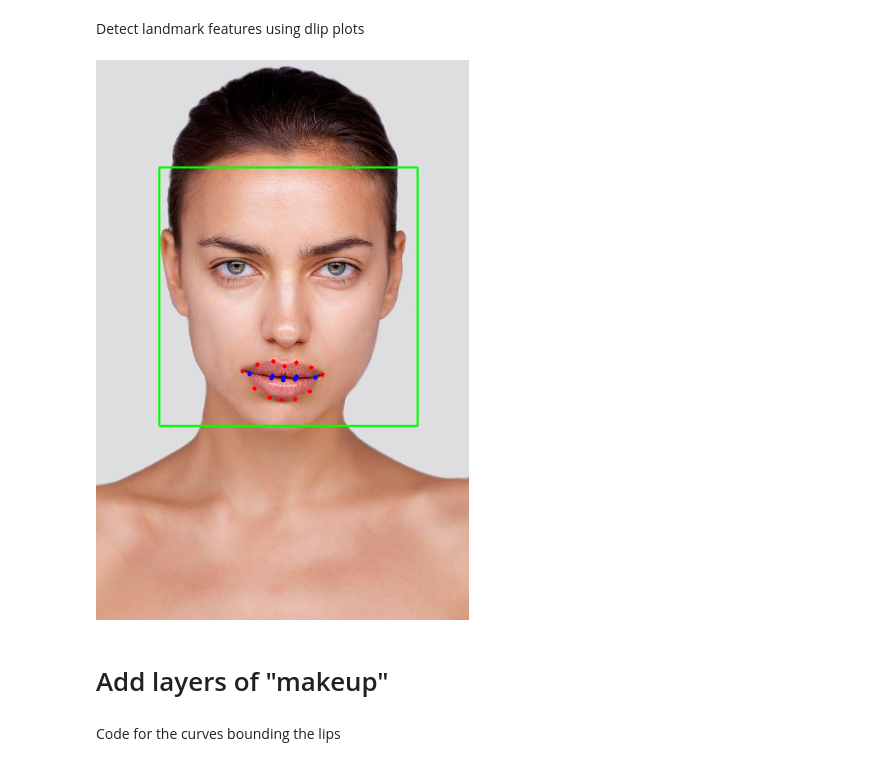
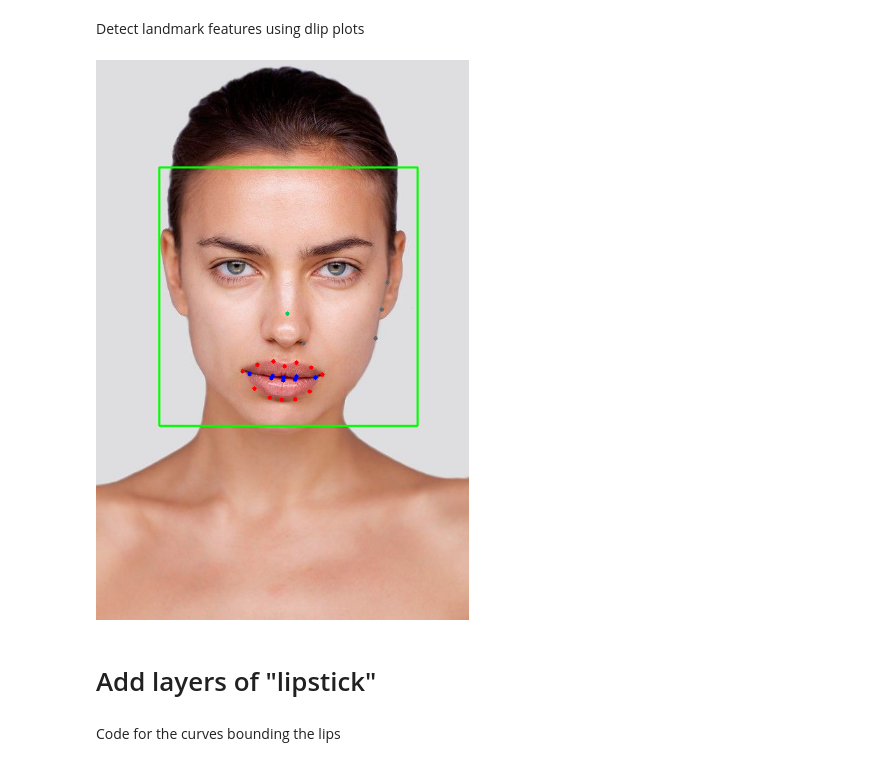
Before and after one commit to tanyarw/virtual-makeup, a Jupyter notebook: virtual_makeup.ipynb, the cells around one changed output. Drawn from its saved outputs; the diff is of its cells as text; code cells hidden in the pictures.

Commit message:
corrected cheek

```diff
--- a/virtual_makeup.ipynb
+++ b/virtual_makeup.ipynb
@@ -41,7 +41,7 @@ Found 1 Faces!
 # %% [markdown]
 Plot face detected
 # %%
-imgcpy1 = cv2.imread(imgPath) # copy of image
+imgcpy1 = img.copy() # copy of image
 for (x, y, w, h) in faces:
     cv2.rectangle(imgcpy1, (x, y), (x+w, y+h), (0, 255, 0), 2)
 cv2_imshow(imgcpy1)
@@ -56,6 +56,16 @@ outer_lip_y = []
 # inner lip coordinates
 inner_lip_x = []
 inner_lip_y = []
+# mid of face
+mid_x = []
+mid_y = []
+# left cheek boundary
+cheek_left_x = []
+cheek_left_y = []
+# right cheek boundary
+cheek_right_x = []
+cheek_right_y = []
+
 
 # Load the detector
 detector = dlib.get_frontal_face_detector()
@@ -69,38 +79,49 @@ for face in faces:
     y1 = face.top() # top point
     x2 = face.right() # right point
     y2 = face.bottom() # bottom point
     # Create landmark object
     landmarks = predictor(image=gray, box=face)
     # Loop through all the points
     with open('points.txt', 'w') as writefile:
       for n in range(0, 68):
           x = landmarks.part(n).x
           y = landmarks.part(n).y
           writefile.write(str(x)+" "+str(y)+"\n")
 
-          # record lip coordinates
+          if n==29:
+            mid_x.append(x)
+            mid_y.append(y)
+            cv2.circle(img=imgcpy1, center=(x, y), radius=3, color=(100, 200, 10), thickness=-1) # plot mid
+
+          if n in range(13,16) or n in (35,45):
+            cheek_right_x.append(x)
+            cheek_right_y.append(y)
+            cv2.circle(img=imgcpy1, center=(x, y), radius=3, color=(100, 100, 100), thickness=-1) # plot right cheek
+
           if n in range(48,60):
             outer_lip_x.append(x)
             outer_lip_y.append(y)
             cv2.circle(img=imgcpy1, center=(x, y), radius=3, color=(0, 0, 255), thickness=-1) # plot outerlips
           if n in range(60,68):
             inner_lip_x.append(x)
             inner_lip_y.append(y)
             cv2.circle(img=imgcpy1, center=(x, y), radius=3, color=(255, 0, 0), thickness=-1) # plot innerlips
 
 
 # show the image
 cv2_imshow(imgcpy1)
 
-# outer lip
 outer_lip_x = np.array(outer_lip_x)
 outer_lip_y = np.array(outer_lip_y)
-# inner lip
 inner_lip_x = np.array(inner_lip_x)
 inner_lip_y = np.array(inner_lip_y)
+cheek_left_x = np.array(cheek_left_x)
+cheek_left_y = np.array(cheek_left_y)
+cheek_right_x = np.array(cheek_right_x)
+cheek_right_y = np.array(cheek_right_y)
 # %% [output]
-[figure, old version]
+[figure, new version]
 # %% [markdown]
-# Add layers of "makeup"
+# Add layers of "lipstick"
 # %%
 from pylab import *
```
Also changed, not shown: parts of 14 cells of this notebook.
